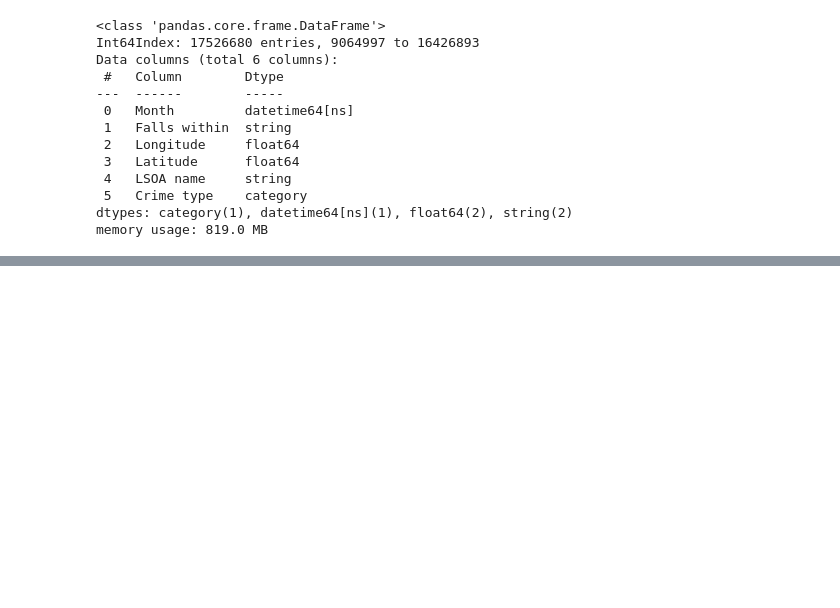
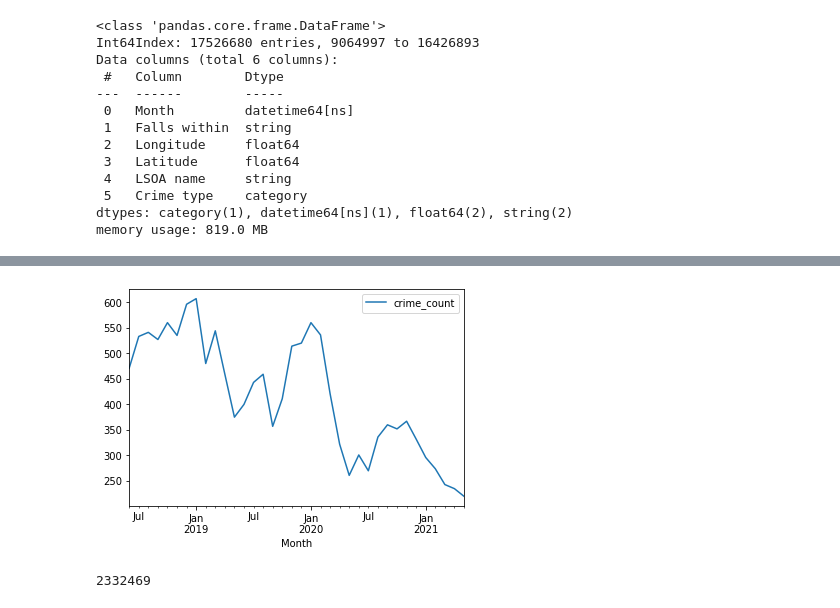
Before and after one commit to BrialFGD/projectUKcrime, a Jupyter notebook: notebooks/plotting_notebook_brial.ipynb, the cells around one changed output, grey strips where cells are left out. Cells and saved outputs as stored; diff of their text form; code cells hidden in the pictures; blank space fills up the shorter version.

```diff
--- a/notebooks/plotting_notebook_brial.ipynb
+++ b/notebooks/plotting_notebook_brial.ipynb
@@ -772,0 +802,10 @@ merged_df.to_csv("../raw_data/mapplot_police_data.csv")
+# %%
+bradford_crime_count_df = get_crime_count(wy_df, city = 'Bradford', crime = 'Burglary')
+bradford_crime_count_df.plot();
+# %% [output]
+[figure, added]
+# %%
+population = get_population('West Yorkshire Police')
+population
+# %% [output]
+2332469
```
Also changed, not shown: parts of 24 cells of this notebook, 1 other file.
